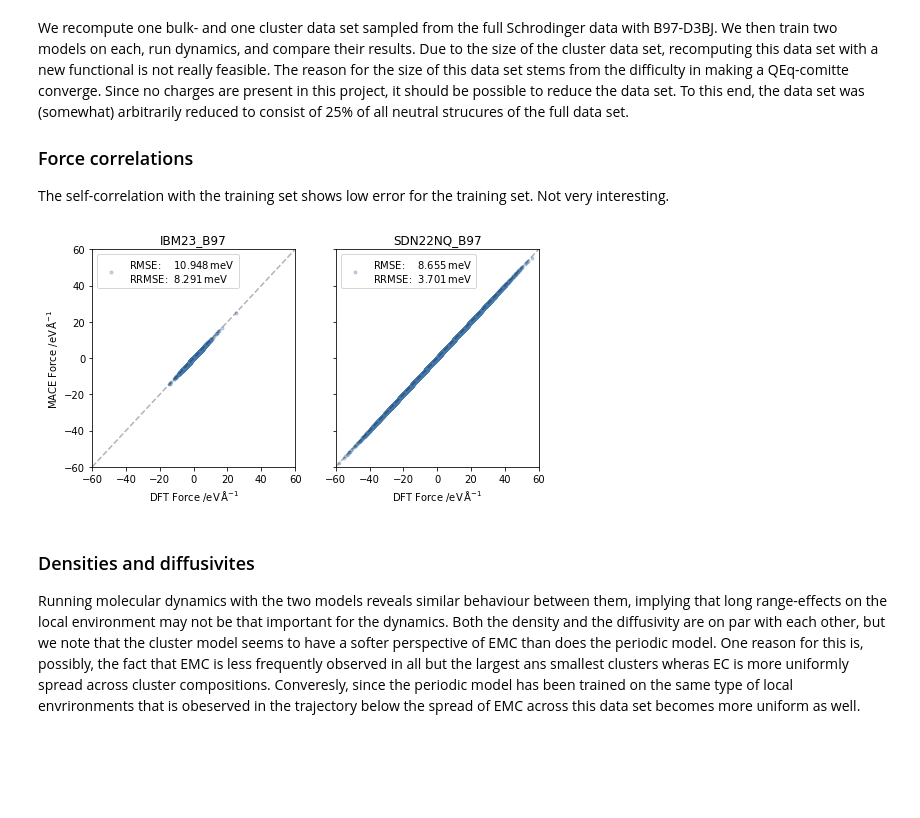
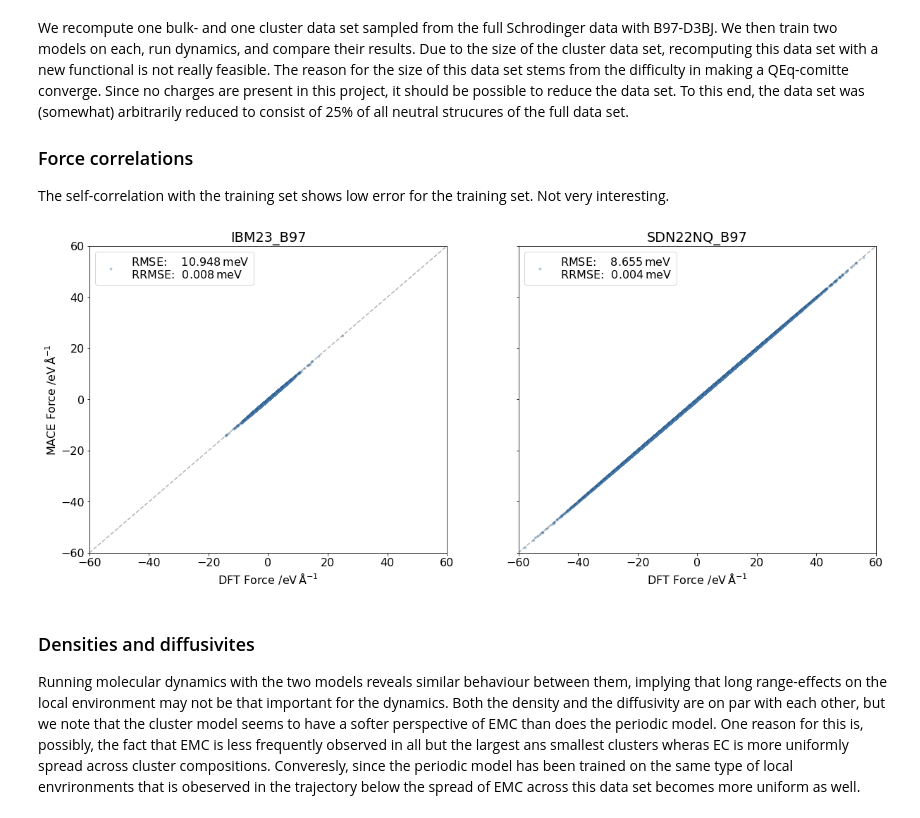
Before and after one commit to imagdau/EC-EMC_diffusion_DFT-MLIP-Data_comparison, a Jupyter notebook: for_paper.ipynb, the cells around one changed output. Drawn from its saved outputs; the diff is of its cells as text; code cells hidden in the pictures; blank space fills up the shorter version.

Commit message:
Bigger figures, more UMAP and correct RRMSEs

```diff
--- a/for_paper.ipynb
+++ b/for_paper.ipynb
@@ -30,6 +30,7 @@ from aseMolec import anaAtoms as aa
 import tol_colors as tc
 cset = tc.tol_cset('bright')
 plt.rc('axes', prop_cycle=plt.cycler('color', list(cset)))
+plt.rcParams.update({'font.size': 16})
 
 dynamics_path = '../publication/dynamics/'
 static_path = '../publication/static_tests/'
@@ -89,11 +90,13 @@ def get_xyz(tag):
         if 'xyz' in f:
             return read(f, ':')
 
-def RMSE(x,ref):
-    se = (x-ref)**2
-    mse = np.mean(se)
-    rmse = mse**0.5
-    rrmse = rmse*(np.mean((ref-np.mean(ref))**2))**-0.5
+def RMSE(x,y):
+    rmse = np.sqrt(np.mean((x-y)**2))
+    rrmse = rmse/np.sqrt(np.mean((x-np.mean(x))**2))
+    #se = (x-y)**2
+    #mse = np.mean(se)
+    #rmse = mse**0.5
+    #rrmse = rmse*(np.mean((x-np.mean(x))**2))**-0.5
     return rmse, rrmse
 
 def get_colour(name):
@@ -121,7 +124,7 @@ def get_average_density(dataframe, col, value):
 			variance = train_df['Avg. density'].var()
 			agg_col = train_df.drop(col, axis=1)
 			agg_col['Avg. density'] = mean
-			agg_col['Std. error'] = variance**0.5/3**0.5
+			agg_col['Stdev.'] = variance**0.5
 			df_list.append(agg_col)
 
 	# Merge data frames and remove duplicate rows
@@ -159,8 +162,8 @@ def get_density(tags):
             comp = traj_name.split('_')[1]
             data['Composition'].append(conmap[comp])
             data['Avg. density'].append(avg_dens)
-    for key,val in data.items():
-        print(key, len(val))
+    #for key,val in data.items():
+    #    print(key, len(val))
     return pd.DataFrame(data)
 # %% [markdown]
 ## Cluster v. Bulk
@@ -174,37 +177,37 @@ tags = ['IBM23/B97/SEED1/DSET1', 'SDN22NQ/B97/SEED1/DSET1'] # These tags needs t
 xyz = dict()
 for tag in tags:
     xyz[tag] = get_xyz(f'{static_path}/{tag}/*') # Argument should be 'tag' to be consistent with zenodo
 
 
-fig, axs = plt.subplots(1,2, figsize=(4*2, 4*1), sharex=True, sharey=True)
+fig, axs = plt.subplots(1,2, figsize=(10*2, 8*1), sharex=True, sharey=True)
 for i, k in enumerate(xyz):
     tag = tags[i]
     atoms = xyz[k]
     data_set, functional, seed, dset_sample = tag.split('/')
 
     # Obtain forces and errors
     ## reference
     ref_forces = [a.arrays['forces'] for a in atoms if 'forces' in a.arrays.keys()]
     ref_forces = np.concatenate(ref_forces).flatten()
 
     ## mace
     mace_forces = [a.arrays['MACE_forces'] for a in atoms if 'forces' in a.arrays.keys()]
     mace_forces = np.concatenate(mace_forces).flatten()
-    rmse, rrmse = RMSE(mace_forces, ref_forces)
+    rmse, rrmse = RMSE(ref_forces, mace_forces)
 
     # Plot correlations
     axs[i].set_title(f'{data_set}_{functional}')
-    axs[i].plot(ref_forces, mace_forces, '.', label=f'RMSE:    {rmse*1e3:.3f}$\,$meV\nRRMSE:  {rrmse*1e3:.3f}$\,$meV', alpha=0.3)
+    axs[i].plot(ref_forces, mace_forces, '.', label=f'RMSE:    {rmse*1e3:.3f}$\,$meV\nRRMSE:  {rrmse:.3f}$\,$meV', alpha=0.3)
     axs[i].legend(loc='upper left', numpoints=1)
 
     # Plot settings
     axs[i].plot([0, 1], [0, 1], 'k--', transform=axs[i].transAxes, alpha=0.3)
     axs[i].set_xlabel('DFT Force /eV$\,$Å$^{-1}$')
     axs[i].set_xlim([-60,60])
     axs[i].set_ylim([-60,60])
     if i == 0: axs[i].set_ylabel('MACE Force /eV$\,$Å$^{-1}$')
 # %% [output]
-[figure, old version]
+[figure, new version]
 # %% [markdown]
 ### Densities and diffusivites
 Running molecular dynamics with the two models reveals similar behaviour between them, implying that long range-effects on the local environment may not be that important for the dynamics. Both the density and the diffusivity are on par with each other, but we note that the cluster model seems to have a softer perspective of EMC than does the periodic model. One reason for this is, possibly, the fact that EMC is less frequently observed in all but the largest ans smallest clusters wheras EC is more uniformly spread across cluster compositions. Converesly, since the periodic model has been trained on the same type of local envrironments that is obeserved in the trajectory below the spread of EMC across this data set becomes more uniform as well.
```
Also changed, not shown: parts of 21 cells of this notebook.
